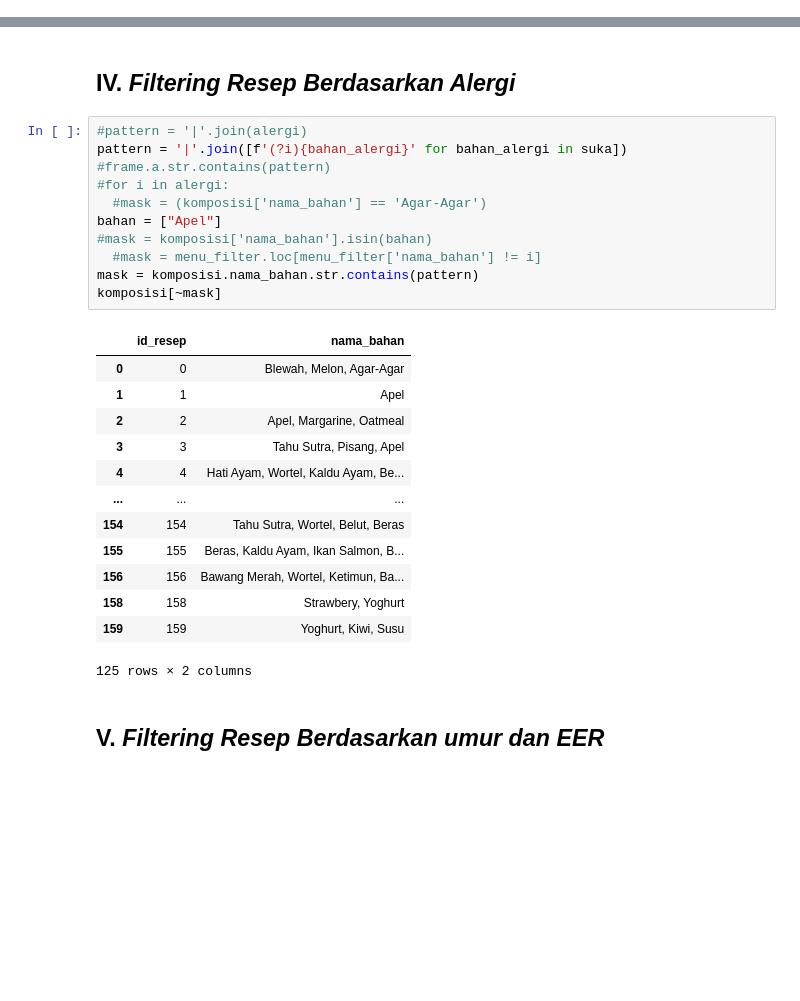
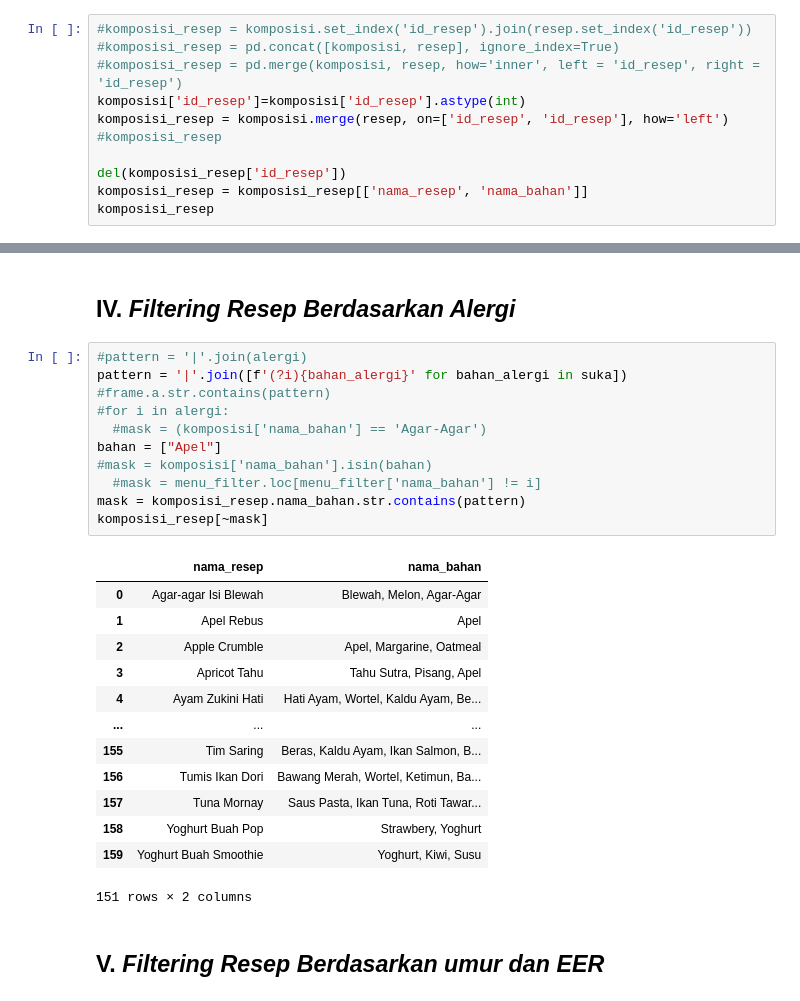
Before and after one commit to fathur666/SIMPASI, a Jupyter notebook: SIMPASI_MODEL.ipynb, the cells around one changed output, grey strips where cells are left out. Saved outputs shown, nothing was run; the diff lists cells and outputs as text; blank space fills up the shorter version.

```diff
--- a/SIMPASI_MODEL.ipynb
+++ b/SIMPASI_MODEL.ipynb
@@ -234,3 +230,14 @@ resep.head()
 | 2 | 2 | Apple Crumble |
 | 3 | 3 | Apricot Tahu |
 | 4 | 4 | Ayam Zukini Hati |
+# %%
+#komposisi_resep = komposisi.set_index('id_resep').join(resep.set_index('id_resep'))
+#komposisi_resep = pd.concat([komposisi, resep], ignore_index=True)
+#komposisi_resep = pd.merge(komposisi, resep, how='inner', left = 'id_resep', right = 'id_resep')
+komposisi['id_resep']=komposisi['id_resep'].astype(int)
+komposisi_resep = komposisi.merge(resep, on=['id_resep', 'id_resep'], how='left')
+#komposisi_resep
+
+del(komposisi_resep['id_resep'])
+komposisi_resep = komposisi_resep[['nama_resep', 'nama_bahan']]
+komposisi_resep
@@ -373,28 +397,28 @@ print("Kebutuhan energi harianmu: {0} - {1} Joule".format(int(eer*0.9), int(eer*
 # %%
 #pattern = '|'.join(alergi)
 pattern = '|'.join([f'(?i){bahan_alergi}' for bahan_alergi in suka])
 #frame.a.str.contains(pattern)
 #for i in alergi:
   #mask = (komposisi['nama_bahan'] == 'Agar-Agar')
 bahan = ["Apel"]
 #mask = komposisi['nama_bahan'].isin(bahan)
   #mask = menu_filter.loc[menu_filter['nama_bahan'] != i]
-mask = komposisi.nama_bahan.str.contains(pattern)
-komposisi[~mask]
+mask = komposisi_resep.nama_bahan.str.contains(pattern)
+komposisi_resep[~mask]
 # %% [output]
-|  | id_resep | nama_bahan |
-| 0 | 0 | Blewah, Melon, Agar-Agar |
-| 1 | 1 | Apel |
-| 2 | 2 | Apel, Margarine, Oatmeal |
-| 3 | 3 | Tahu Sutra, Pisang, Apel |
-| 4 | 4 | Hati Ayam, Wortel, Kaldu Ayam, Be... |
+|  | nama_resep | nama_bahan |
+| 0 | Agar-agar Isi Blewah | Blewah, Melon, Agar-Agar |
+| 1 | Apel Rebus | Apel |
+| 2 | Apple Crumble | Apel, Margarine, Oatmeal |
+| 3 | Apricot Tahu | Tahu Sutra, Pisang, Apel |
+| 4 | Ayam Zukini Hati | Hati Ayam, Wortel, Kaldu Ayam, Be... |
 | ... | ... | ... |
-| 154 | 154 | Tahu Sutra, Wortel, Belut, Beras |
-| 155 | 155 | Beras, Kaldu Ayam, Ikan Salmon, B... |
-| 156 | 156 | Bawang Merah, Wortel, Ketimun, Ba... |
-| 158 | 158 | Strawbery, Yoghurt |
-| 159 | 159 | Yoghurt, Kiwi, Susu |
+| 155 | Tim Saring | Beras, Kaldu Ayam, Ikan Salmon, B... |
+| 156 | Tumis Ikan Dori | Bawang Merah, Wortel, Ketimun, Ba... |
+| 157 | Tuna Mornay | Saus Pasta, Ikan Tuna, Roti Tawar... |
+| 158 | Yoghurt Buah Pop | Strawbery, Yoghurt |
+| 159 | Yoghurt Buah Smoothie | Yoghurt, Kiwi, Susu |
-125 rows × 2 columns
+151 rows × 2 columns
 # %% [markdown]
 ## V. *Filtering Resep Berdasarkan umur dan EER*
 # %% [markdown]
```
Also changed, not shown: parts of 7 cells of this notebook.
